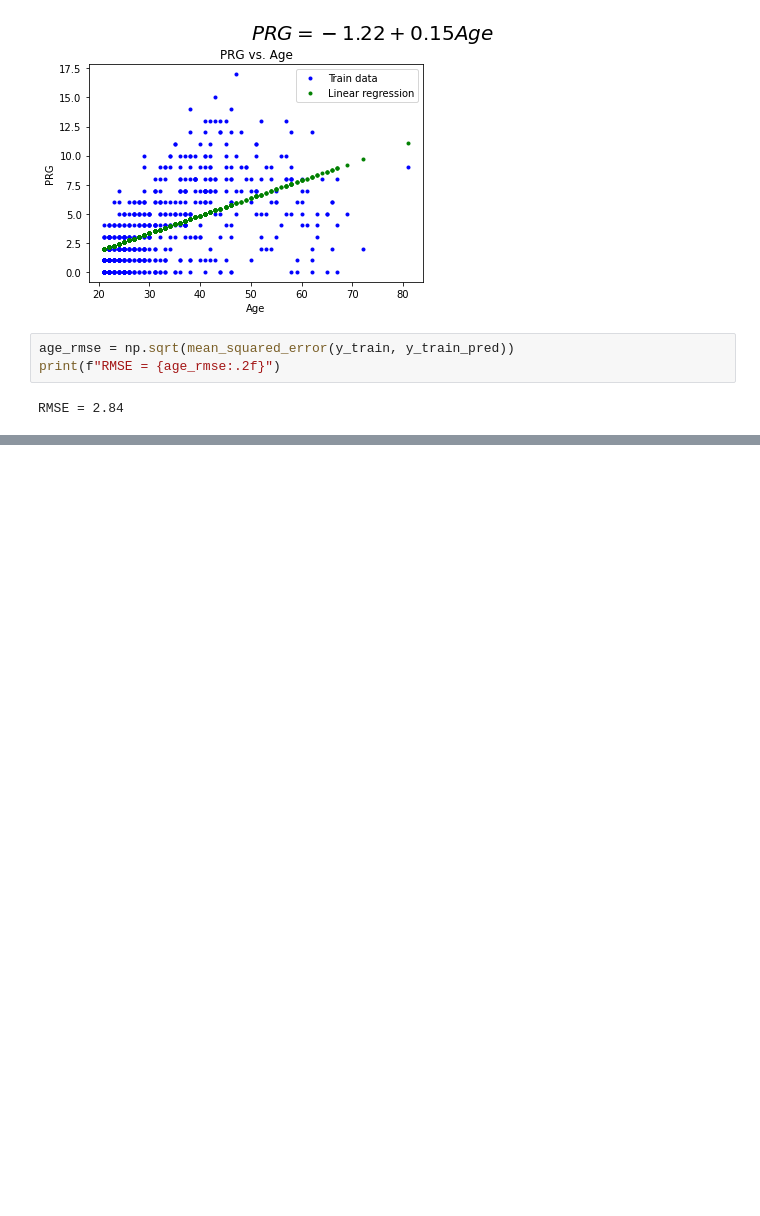
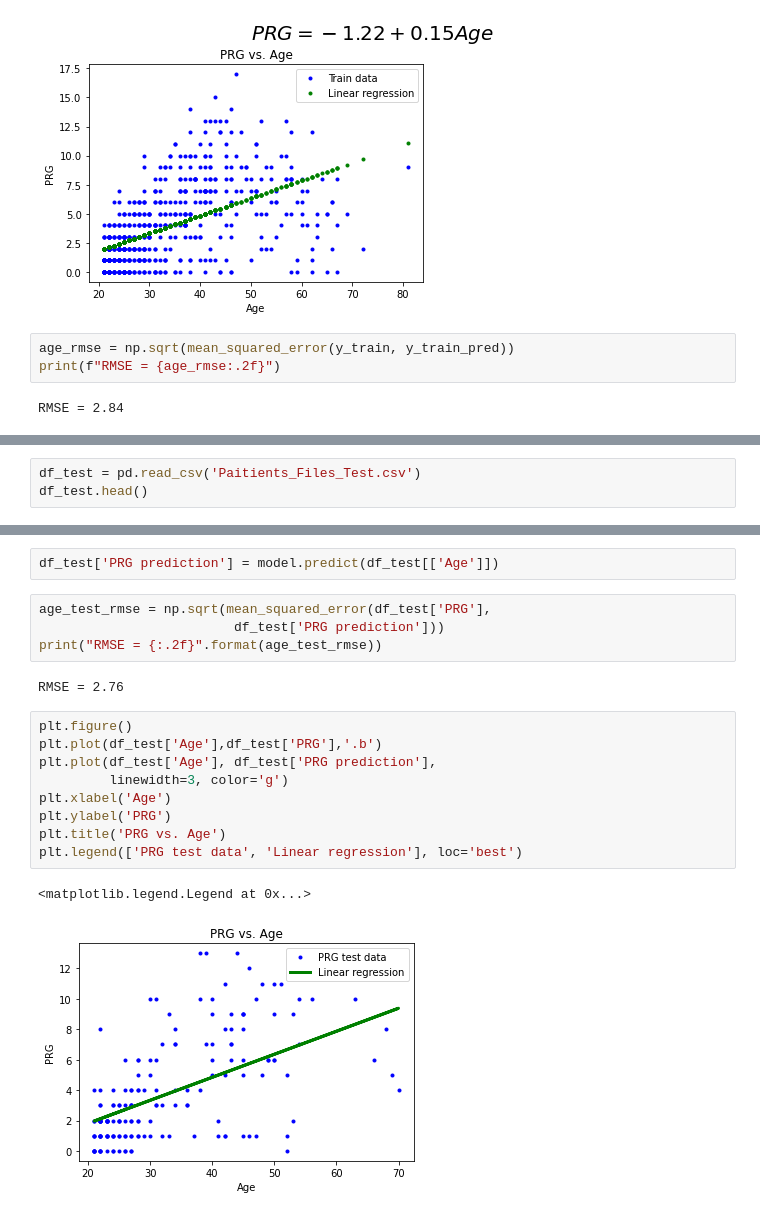
Before and after one commit to doctorf72/Naya_ML_RegressionProject, a Jupyter notebook: Regression_Project.ipynb, the cells around one changed output, grey strips where cells are left out. Drawn from its saved outputs; the diff is of its cells as text; blank space fills up the shorter version.

```diff
--- a/Regression_Project.ipynb
+++ b/Regression_Project.ipynb
@@ -140,0 +143,3 @@ RMSE = 2.84
+# %%
+df_test = pd.read_csv('Paitients_Files_Test.csv')
+df_test.head()
@@ -140,0 +153,20 @@ RMSE = 2.84
+# %%
+df_test['PRG prediction'] = model.predict(df_test[['Age']])
+# %%
+age_test_rmse = np.sqrt(mean_squared_error(df_test['PRG'],
+                         df_test['PRG prediction']))
+print("RMSE = {:.2f}".format(age_test_rmse))
+# %% [output]
+RMSE = 2.76
+# %%
+plt.figure()
+plt.plot(df_test['Age'],df_test['PRG'],'.b')
+plt.plot(df_test['Age'], df_test['PRG prediction'],
+         linewidth=3, color='g')
+plt.xlabel('Age')
+plt.ylabel('PRG')
+plt.title('PRG vs. Age')
+plt.legend(['PRG test data', 'Linear regression'], loc='best')
+# %% [output]
+<matplotlib.legend.Legend at 0x...>
+[figure, added]
```
Also changed, not shown: parts of 2 cells of this notebook.
